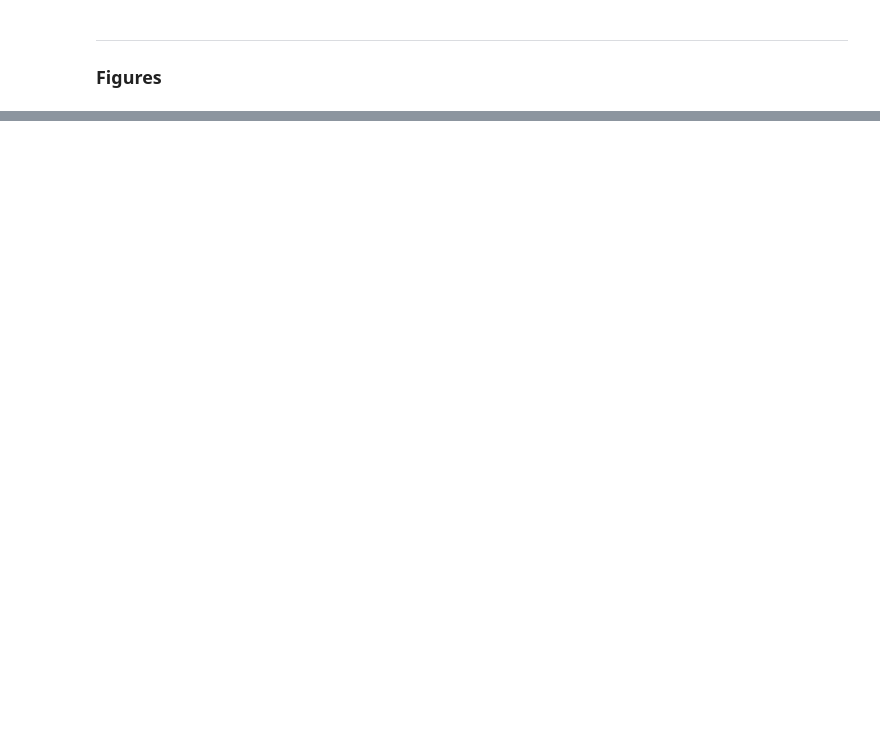
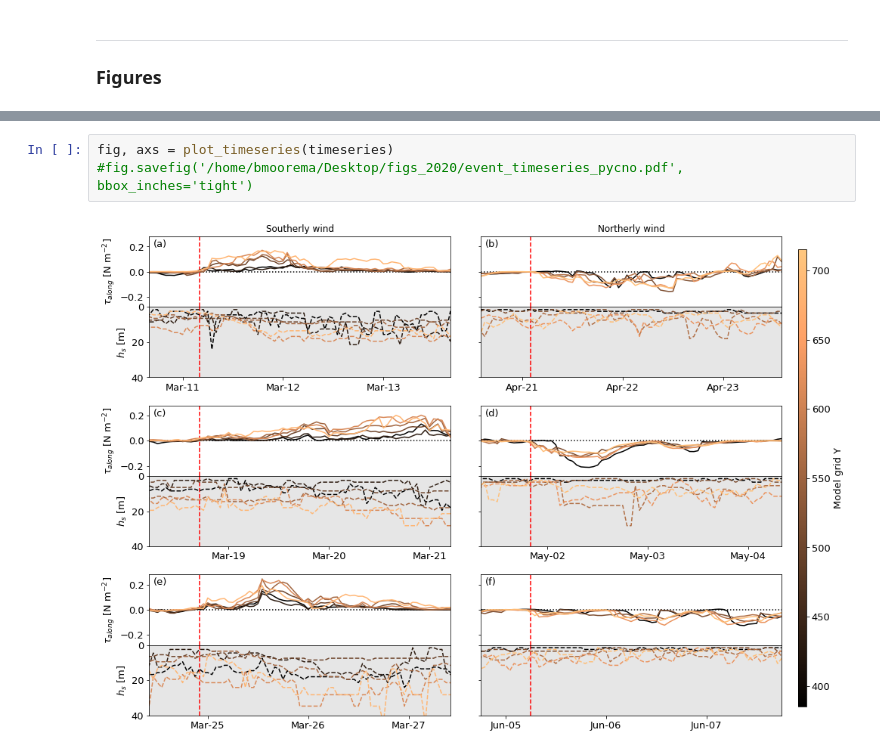
Before and after one commit to SalishSeaCast/SoG_upwelling_EOF_paper, a Jupyter notebook: notebooks/Upwelling_analysis.ipynb, the cells around one changed output, grey strips where cells are left out. Drawn from its saved outputs; the diff is of its cells as text; blank space fills up the shorter version.

```diff
--- a/notebooks/Upwelling_analysis.ipynb
+++ b/notebooks/Upwelling_analysis.ipynb
@@ -186,0 +472,5 @@ def plot_property_space():
+# %%
+fig, axs = plot_timeseries(timeseries)
+#fig.savefig('/home/bmoorema/Desktop/figs_2020/event_timeseries_pycno.pdf', bbox_inches='tight')
+# %% [output]
+[figure, added]
```
Also changed, not shown: parts of 15 cells of this notebook, 7 other files.
